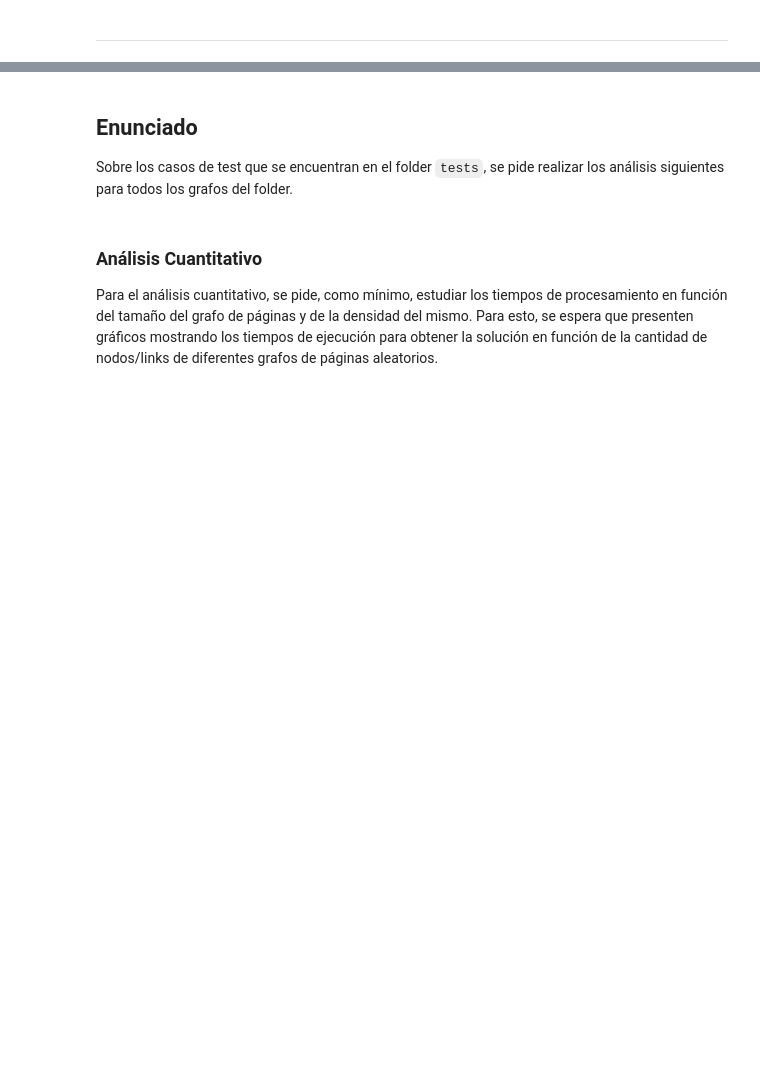
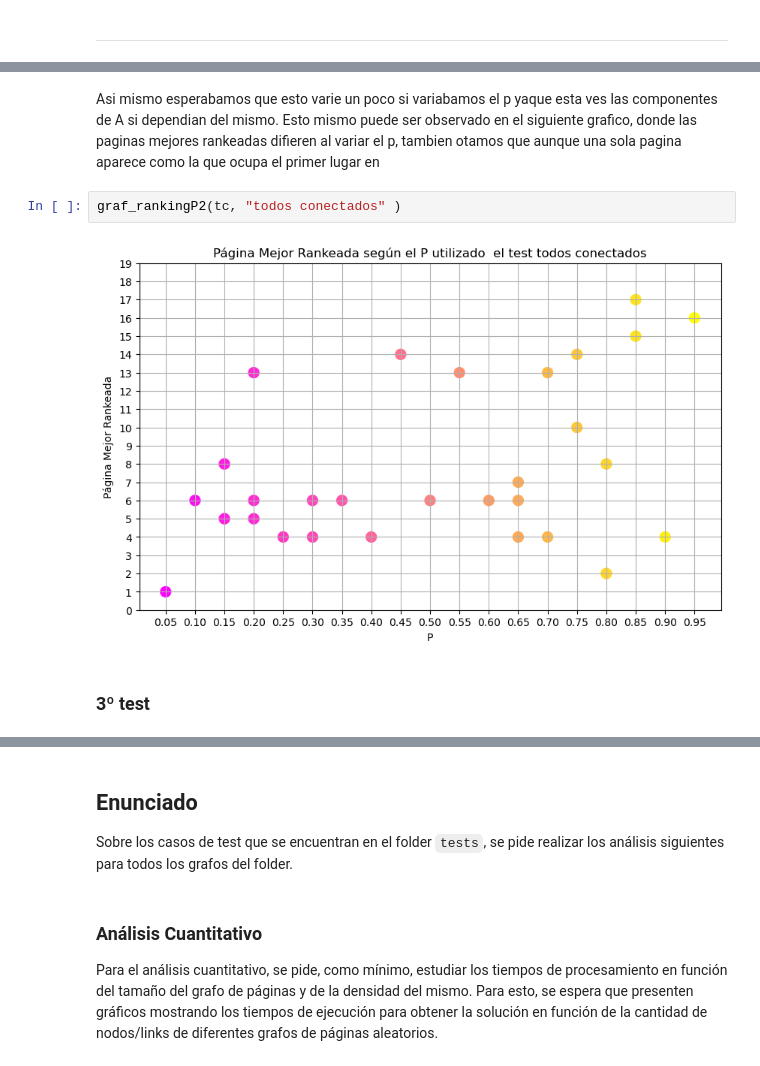
Before and after one commit to NadinaMaia/ALC_tp1, a Jupyter notebook: template-alumnos/template-alumnos/grupo_XX_TP1.ipynb, the cells around one changed output, grey strips where cells are left out. Saved outputs shown, nothing was run; the diff lists cells and outputs as text; blank space fills up the shorter version.

```diff
--- a/template-alumnos/template-alumnos/grupo_XX_TP1.ipynb
+++ b/template-alumnos/template-alumnos/grupo_XX_TP1.ipynb
@@ -198,0 +190,8 @@ None
+# %% [markdown]
+Asi mismo esperabamos que esto varie un poco si variabamos el p yaque esta ves las componentes de A si dependian del mismo. Esto mismo puede ser observado en el siguiente grafico, donde las paginas mejores rankeadas difieren al variar el p, tambien otamos que aunque una sola pagina aparece como la que ocupa el primer lugar en
+# %%
+graf_rankingP2(tc, "todos conectados" )
+# %% [output]
+[figure, added]
+# %% [markdown]
+### 3º test
```
Also changed, not shown: parts of 27 cells of this notebook, 1 other file.
